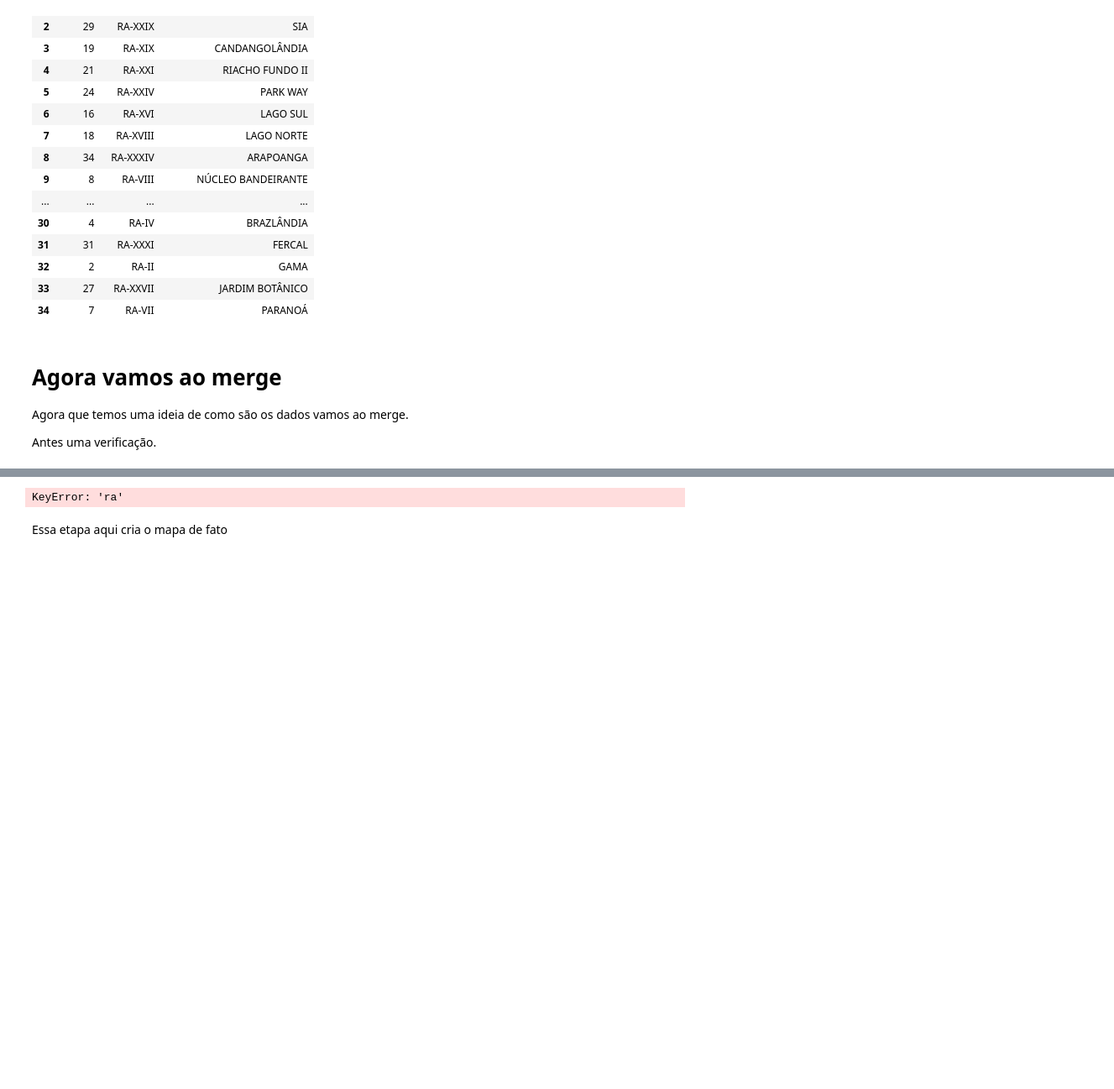
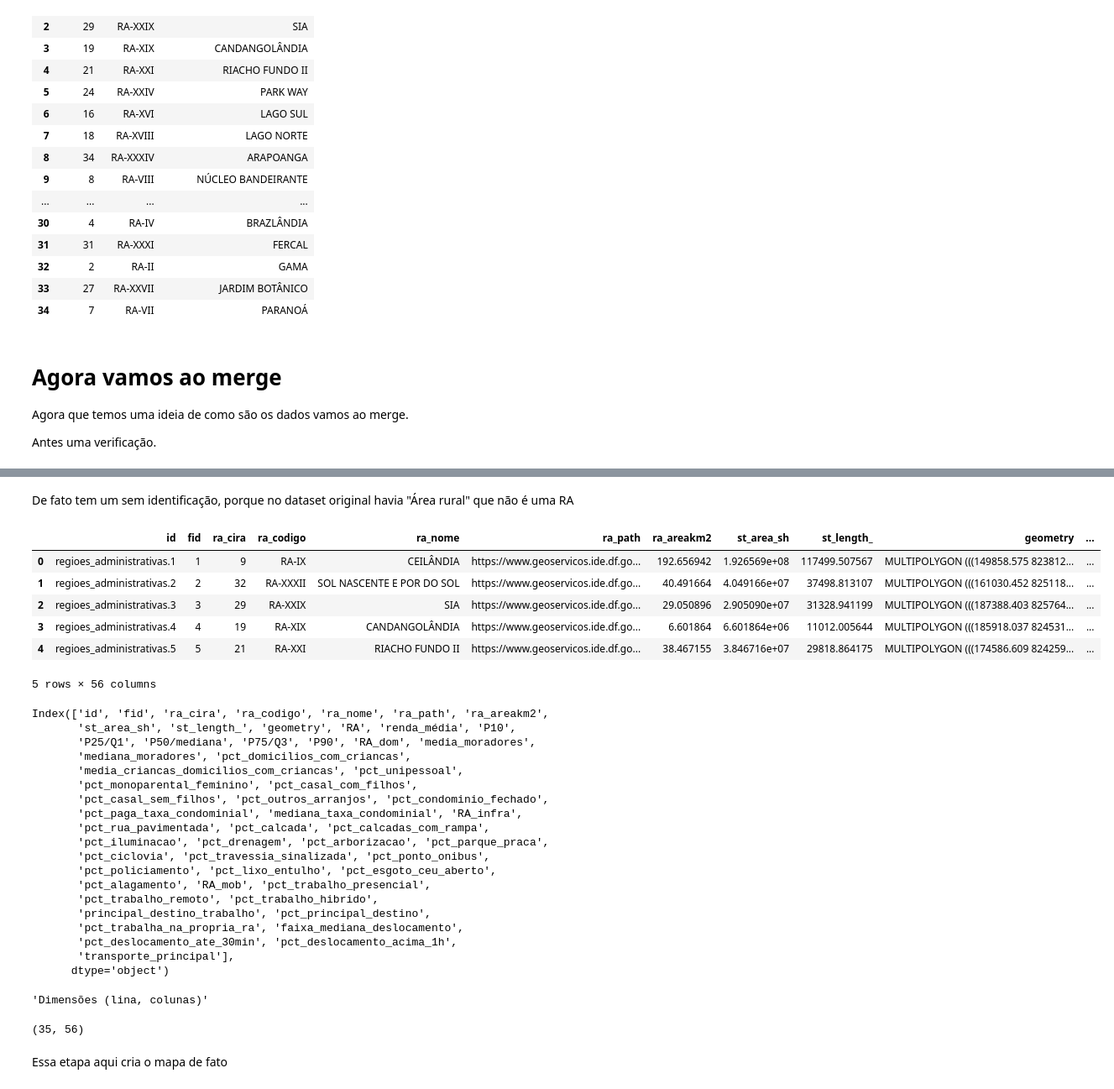
Before and after one commit to PedroHenrique31/ProjetoGeoPandas, a Jupyter notebook: Criador_de_mapa.ipynb, the cells around one changed output, grey strips where cells are left out. Shown at 84% size. Saved outputs shown, nothing was run; the diff lists cells and outputs as text; code cells hidden in the pictures; blank space fills up the shorter version.

```diff
--- a/Criador_de_mapa.ipynb
+++ b/Criador_de_mapa.ipynb
@@ -13,10 +13,10 @@ import folium
 gdf = gpd.read_file("Limite_RA_2025.json") # geoJson com os poligonos de cada RA
 dados = pd.read_excel("DataSet.xlsx", skiprows=2) # dados sociais, eu ainda tenho o Indice de Gini aqui
 
-renda = pd.read_csv("renda_ra_pdad_2024_identificadoRA.csv")
-domicilios = pd.read_csv("composicao_domicilios_identificadoRA.csv")
-infraestrutura = pd.read_csv("infraestrutura_urbana_identificadoRA.csv")
-mobilidade = pd.read_csv("mobilidade_trabalho_identificadoRA.csv")
+renda = pd.read_csv("09-renda_ra_pdad_2024_identificadoRA.csv")
+domicilios = pd.read_csv("05-composicao_domicilios_identificadoRA.csv")
+infraestrutura = pd.read_csv("07-infraestrutura_urbana_identificadoRA.csv")
+mobilidade = pd.read_csv("08-mobilidade_trabalho_identificadoRA.csv")
 # %%
 print(gdf.columns)
 print(dados.columns)
@@ -137,0 +146,2 @@ for nome, df in datasets.items():
+# %% [markdown]
+De fato tem um sem identificação, porque no dataset original havia "Área rural" que não é uma RA
@@ -138,6 +158,41 @@ for nome, df in datasets.items():
 # %%
-# Fazendo o merge com 'ra'
-gdf = gdf.merge(dados, on="ra")
-print(gdf.columns)
+gdf_final = (
+    gdf
+    .merge(renda, on="ra_cira", how="left")
+    .merge(domicilios, on="ra_cira", how="left", suffixes=("", "_dom"))
+    .merge(infraestrutura, on="ra_cira", how="left", suffixes=("", "_infra"))
+    .merge(mobilidade, on="ra_cira", how="left", suffixes=("", "_mob"))
+)
-# %% [output]
-KeyError: 'ra'
+# %%
+display(gdf_final.head(5))
+display(gdf_final.columns)
+display("Dimensões (lina, colunas)",gdf_final.shape)
+# %% [output]
+|  | id | fid | ra_cira | ra_codigo | ra_nome | ra_path | ra_areakm2 | st_area_sh | st_length_ | geometry | ... |
+| 0 | regioes_administrativas.1 | 1 | 9 | RA-IX | CEILÂNDIA | https://www.geoservicos.ide.df.go... | 192.656942 | 1.926569e+08 | 117499.507567 | MULTIPOLYGON (((149858.575 823812... | ... |
+| 1 | regioes_administrativas.2 | 2 | 32 | RA-XXXII | SOL NASCENTE E POR DO SOL | https://www.geoservicos.ide.df.go... | 40.491664 | 4.049166e+07 | 37498.813107 | MULTIPOLYGON (((161030.452 825118... | ... |
+| 2 | regioes_administrativas.3 | 3 | 29 | RA-XXIX | SIA | https://www.geoservicos.ide.df.go... | 29.050896 | 2.905090e+07 | 31328.941199 | MULTIPOLYGON (((187388.403 825764... | ... |
+| 3 | regioes_administrativas.4 | 4 | 19 | RA-XIX | CANDANGOLÂNDIA | https://www.geoservicos.ide.df.go... | 6.601864 | 6.601864e+06 | 11012.005644 | MULTIPOLYGON (((185918.037 824531... | ... |
+| 4 | regioes_administrativas.5 | 5 | 21 | RA-XXI | RIACHO FUNDO II | https://www.geoservicos.ide.df.go... | 38.467155 | 3.846716e+07 | 29818.864175 | MULTIPOLYGON (((174586.609 824259... | ... |
+5 rows × 56 columns
+Index(['id', 'fid', 'ra_cira', 'ra_codigo', 'ra_nome', 'ra_path', 'ra_areakm2',
+       'st_area_sh', 'st_length_', 'geometry', 'RA', 'renda_média', 'P10',
+       'P25/Q1', 'P50/mediana', 'P75/Q3', 'P90', 'RA_dom', 'media_moradores',
+       'mediana_moradores', 'pct_domicilios_com_criancas',
+       'media_criancas_domicilios_com_criancas', 'pct_unipessoal',
+       'pct_monoparental_feminino', 'pct_casal_com_filhos',
+       'pct_casal_sem_filhos', 'pct_outros_arranjos', 'pct_condominio_fechado',
+       'pct_paga_taxa_condominial', 'mediana_taxa_condominial', 'RA_infra',
+       'pct_rua_pavimentada', 'pct_calcada', 'pct_calcadas_com_rampa',
+       'pct_iluminacao', 'pct_drenagem', 'pct_arborizacao', 'pct_parque_praca',
+       'pct_ciclovia', 'pct_travessia_sinalizada', 'pct_ponto_onibus',
+       'pct_policiamento', 'pct_lixo_entulho', 'pct_esgoto_ceu_aberto',
+       'pct_alagamento', 'RA_mob', 'pct_trabalho_presencial',
+       'pct_trabalho_remoto', 'pct_trabalho_hibrido',
+       'principal_destino_trabalho', 'pct_principal_destino',
+       'pct_trabalha_na_propria_ra', 'faixa_mediana_deslocamento',
+       'pct_deslocamento_ate_30min', 'pct_deslocamento_acima_1h',
+       'transporte_principal'],
+      dtype='object')
+'Dimensões (lina, colunas)'
+(35, 56)
```
Also changed, not shown: parts of 5 cells of this notebook.
